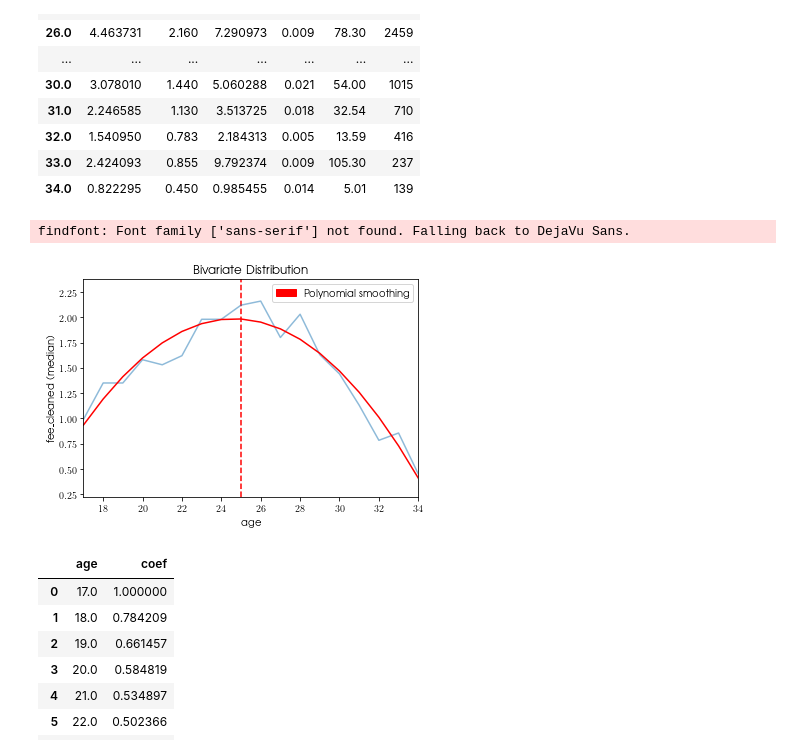
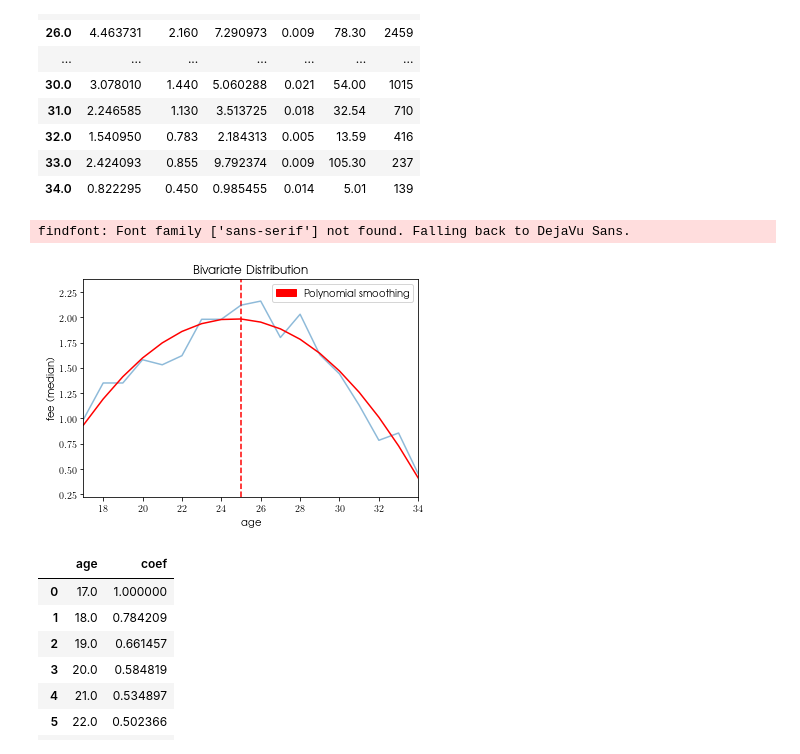
Before and after one commit to willit031794/net-analytics-ftp, a Jupyter notebook: scripts/02_analysis.ipynb, the cells around one changed output. Saved outputs shown, nothing was run; the diff lists cells and outputs as text; code cells hidden in the pictures.

```diff
--- a/scripts/02_analysis.ipynb
+++ b/scripts/02_analysis.ipynb
@@ -148,36 +148,36 @@ ylim = (min(desc_stat['median']*0.5), max(desc_stat['median'])*1.1)
 x = list(desc_stat['median'].index)
 y = list(desc_stat['median'])
 
 # smoothen the liner
 fit = np.polyfit(x, y, deg = 2)
 poly1d = np.poly1d(fit)
 
 # add adjustment line
 plt.plot(x, poly1d(x), '-', c = 'red')
 dca_patch = mpatches.Patch(color='red', label='Polynomial smoothing')
 ax.legend(handles=[dca_patch], bbox_to_anchor = (1, 1))
 
 # get the turning point (slope < 0)
 idx = [idx for idx,val in enumerate(np.diff(poly1d(x))) if val < 0][0]
 
 # add vertical line at the turning point
 plt.vlines(x = x[idx], ymin = ylim[0], ymax = ylim[1],
            colors = 'red', linestyles = 'dashed')
 
-ax.set(xlabel='age', ylabel = 'fee\_cleaned (median)')
+ax.set(xlabel='age', ylabel = 'fee (median)')
 ax.set_title('Bivariate Distribution')
 
 ax.set_xlim(xlim)
 ax.set_ylim(ylim)
 
 # save plot
 path = os.path.join('output', 'poly_smooth.png')
-plt.savefig(path)
+plt.savefig(path, dpi = 400)
 
 plt.show()
 # %% [output]
 findfont: Font family ['sans-serif'] not found. Falling back to DejaVu Sans.
-[figure, old version]
+[figure, new version]
 # %%
 # develop adjustment coefficient
 fitted_value = poly1d(x)
```
Also changed, not shown: parts of 14 cells of this notebook, 10 other files.
